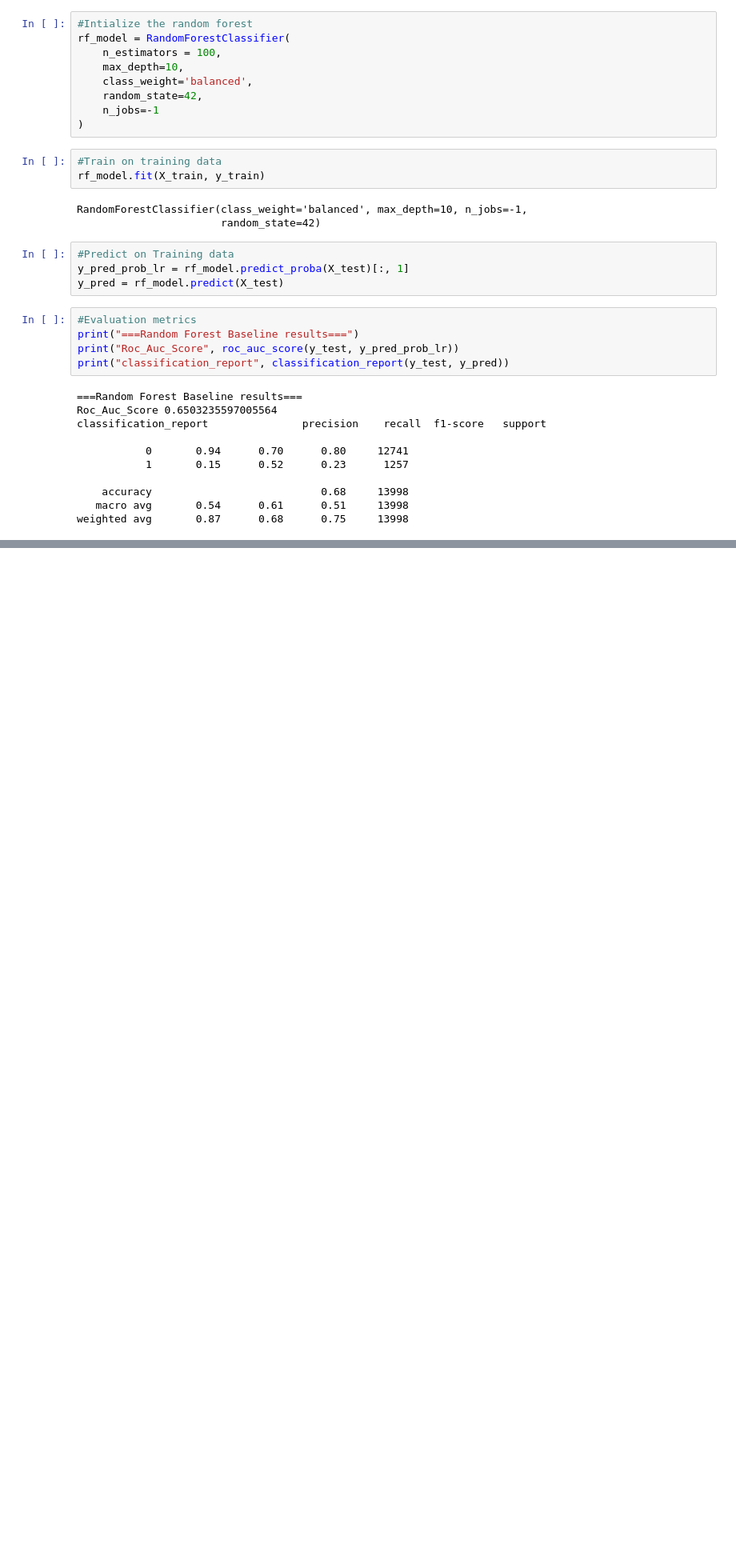
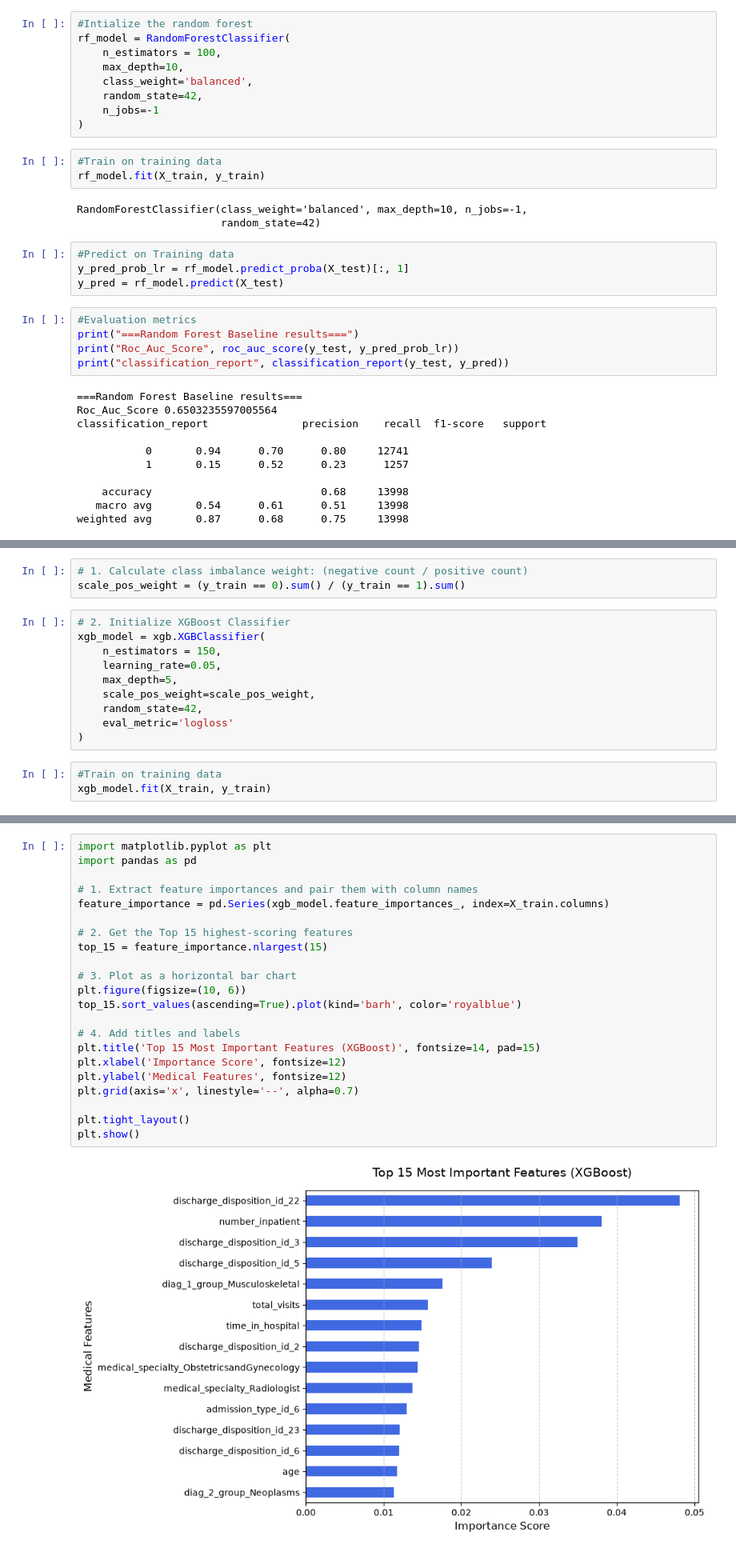
Before and after one commit to smritigupta9013/Healthcare, a Jupyter notebook: notebooks/01_eda.ipynb, the cells around one changed output, grey strips where cells are left out. Shown at 80% size. Drawn from its saved outputs; the diff is of its cells as text; blank space fills up the shorter version.

Commit message:
xgboost model developement

```diff
--- a/notebooks/01_eda.ipynb
+++ b/notebooks/01_eda.ipynb
@@ -1419,0 +1422,16 @@ weighted avg       0.87      0.68      0.75     13998
+# %%
+# 1. Calculate class imbalance weight: (negative count / positive count)
+scale_pos_weight = (y_train == 0).sum() / (y_train == 1).sum()
+# %%
+# 2. Initialize XGBoost Classifier
+xgb_model = xgb.XGBClassifier(
+    n_estimators = 150,
+    learning_rate=0.05,
+    max_depth=5,
+    scale_pos_weight=scale_pos_weight,
+    random_state=42,
+    eval_metric='logloss'
+)
+# %%
+#Train on training data
+xgb_model.fit(X_train, y_train)
@@ -1419,0 +1471,24 @@ weighted avg       0.87      0.68      0.75     13998
+# %%
+import matplotlib.pyplot as plt
+import pandas as pd
+
+# 1. Extract feature importances and pair them with column names
+feature_importance = pd.Series(xgb_model.feature_importances_, index=X_train.columns)
+
+# 2. Get the Top 15 highest-scoring features
+top_15 = feature_importance.nlargest(15)
+
+# 3. Plot as a horizontal bar chart
+plt.figure(figsize=(10, 6))
+top_15.sort_values(ascending=True).plot(kind='barh', color='royalblue')
+
+# 4. Add titles and labels
+plt.title('Top 15 Most Important Features (XGBoost)', fontsize=14, pad=15)
+plt.xlabel('Importance Score', fontsize=12)
+plt.ylabel('Medical Features', fontsize=12)
+plt.grid(axis='x', linestyle='--', alpha=0.7)
+
+plt.tight_layout()
+plt.show()
+# %% [output]
+[figure, added]
```
Also changed, not shown: parts of 4 cells of this notebook.
